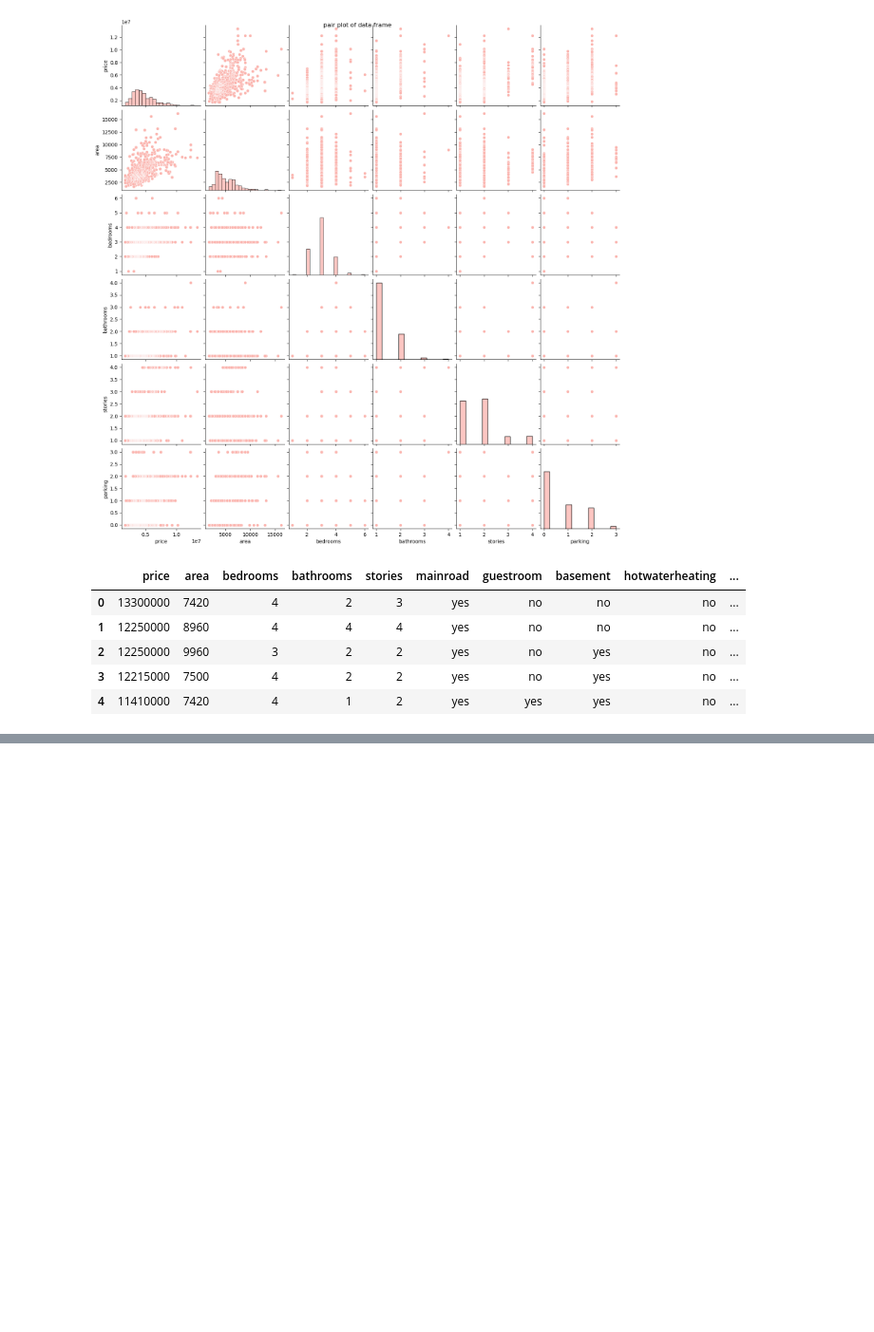
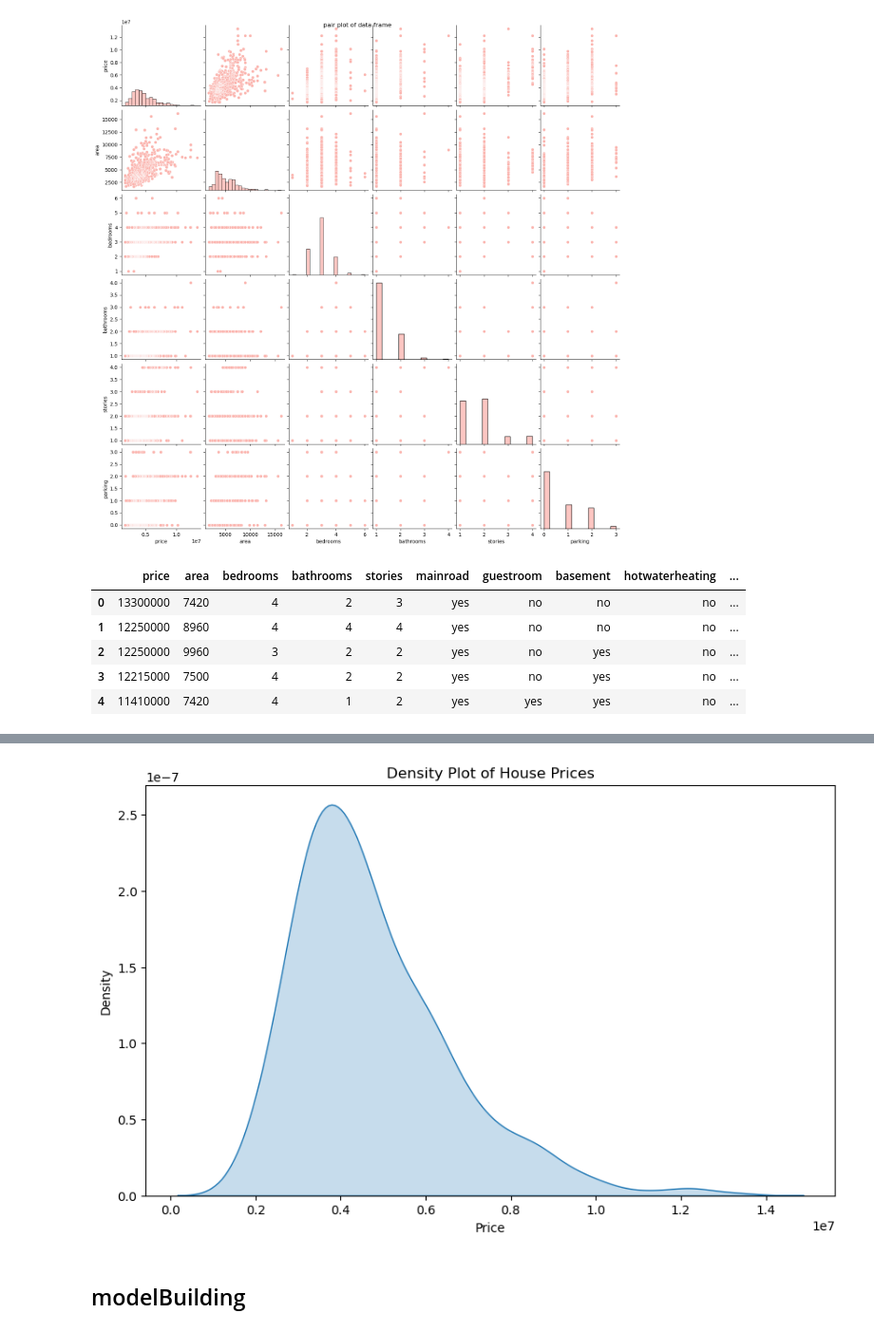
Before and after one commit to Karush2807/TechRumble01, a Jupyter notebook: main.ipynb, the cells around one changed output, grey strips where cells are left out. Shown at 95% size. Cells and saved outputs as stored; diff of their text form; code cells hidden in the pictures; blank space fills up the shorter version.

```diff
--- a/main.ipynb
+++ b/main.ipynb
@@ -379,0 +403,11 @@ plt.show()
+# %%
+plt.figure(figsize=(10, 6))
+sn.kdeplot(copyData['price'], shade=True)
+plt.title('Density Plot of House Prices')
+plt.xlabel('Price')
+plt.ylabel('Density')
+plt.show()
+# %% [output]
+[figure, added]
+# %% [markdown]
+## modelBuilding
```
Also changed, not shown: parts of 4 cells of this notebook.
